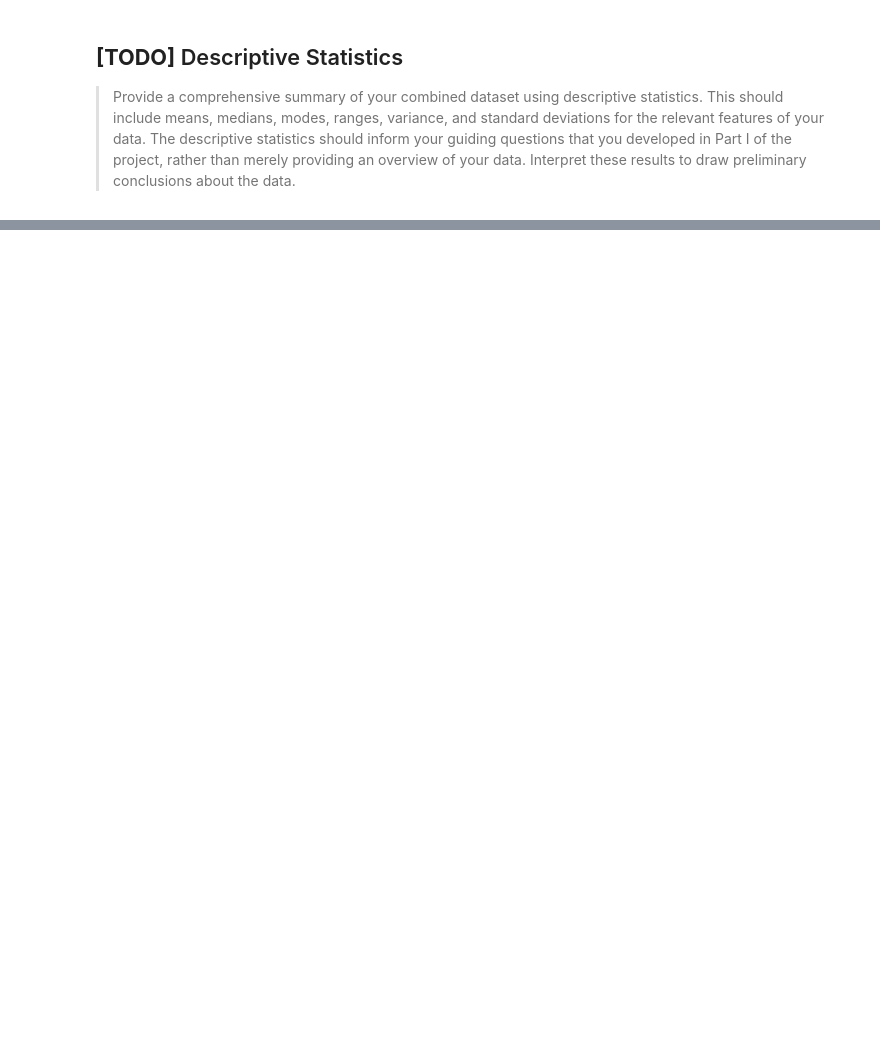
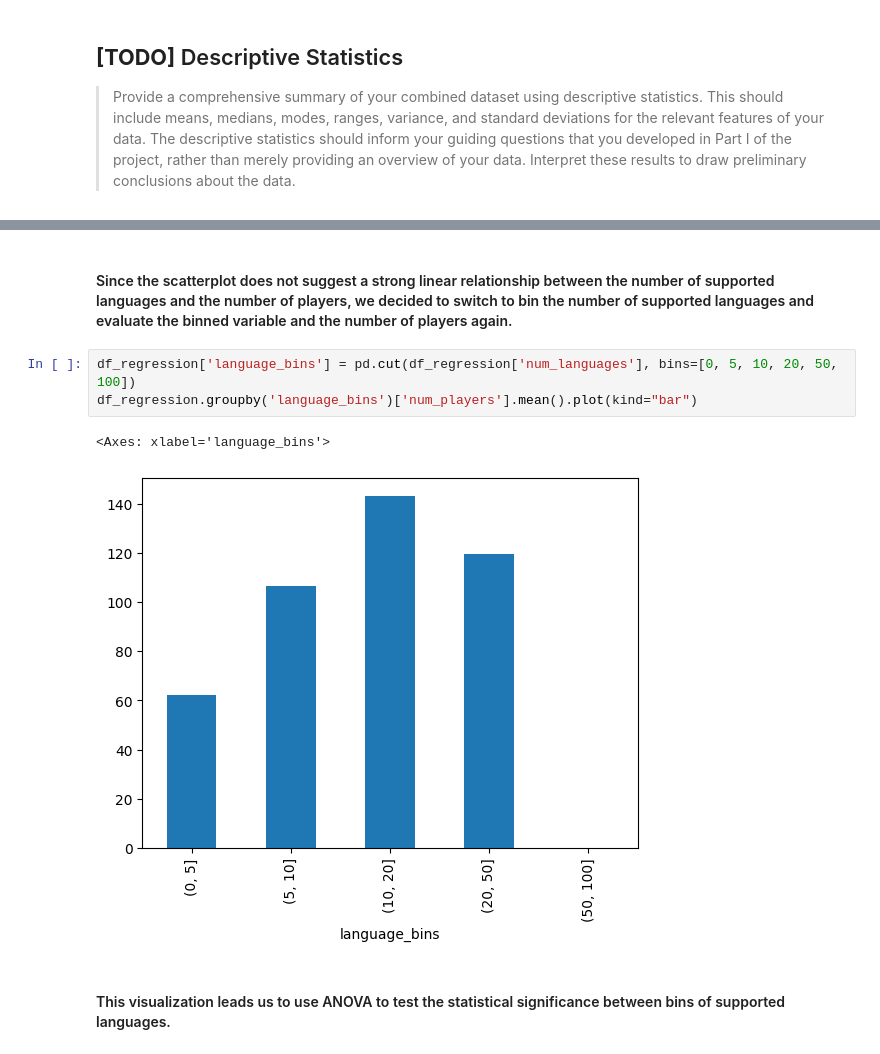
Before and after one commit to yfsongum/video_games_analysis_2025, a Jupyter notebook: SI_618_Project.ipynb, the cells around one changed output, grey strips where cells are left out. Saved outputs shown, nothing was run; the diff lists cells and outputs as text; blank space fills up the shorter version.

```diff
--- a/SI_618_Project.ipynb
+++ b/SI_618_Project.ipynb
@@ -1000,0 +1531,10 @@ Puzzle      4.182173   0.000000  3.135834
+# %% [markdown]
+#### Since the scatterplot does not suggest a strong linear relationship between the number of supported languages and the number of players, we decided to switch to bin the number of supported languages and evaluate the binned variable and the number of players again.
+# %%
+df_regression['language_bins'] = pd.cut(df_regression['num_languages'], bins=[0, 5, 10, 20, 50, 100])
+df_regression.groupby('language_bins')['num_players'].mean().plot(kind="bar")
+# %% [output]
+<Axes: xlabel='language_bins'>
+[figure, added]
+# %% [markdown]
+#### This visualization leads us to use ANOVA to test the statistical significance between bins of supported languages.
```
Also changed, not shown: parts of 70 cells of this notebook, 2 other files.
